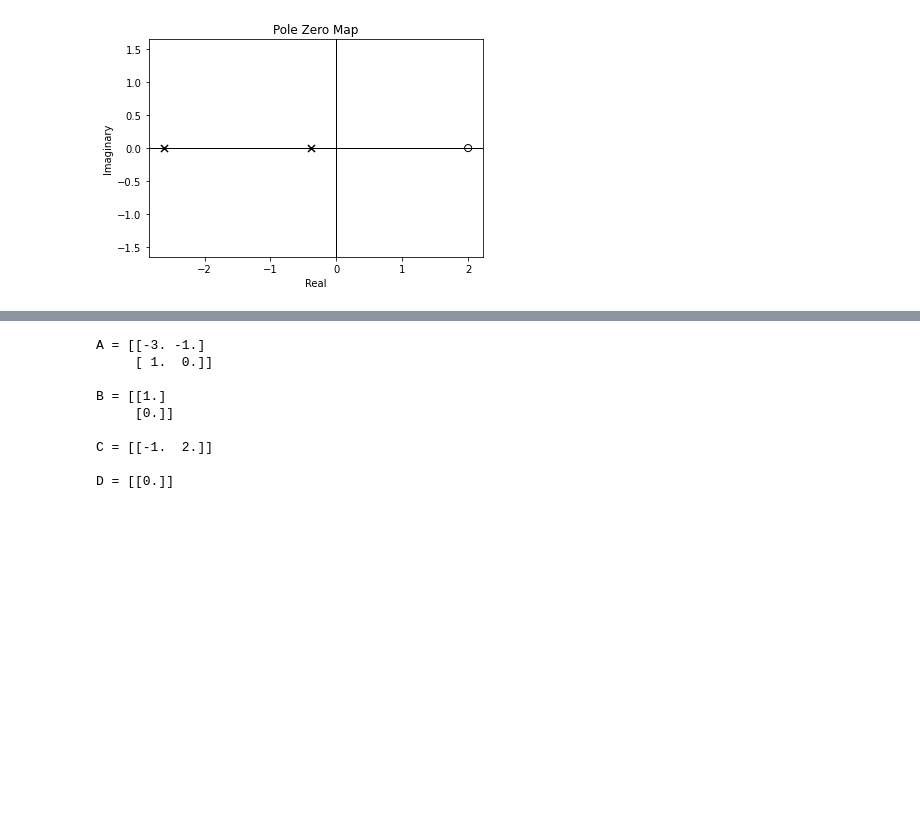
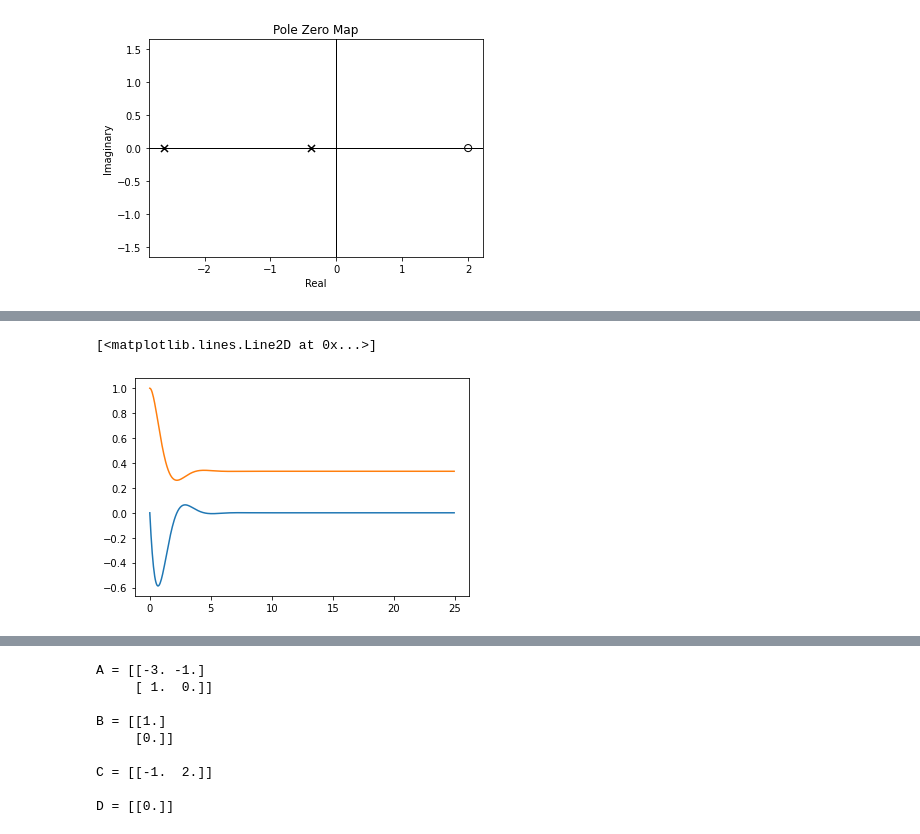
Before and after one commit to anjanavasudevan/Thesis, a Jupyter notebook: SimpleNMP/simple_tf/simple_nmp.ipynb, the cells around one changed output, grey strips where cells are left out. Drawn from its saved outputs; the diff is of its cells as text; code cells hidden in the pictures; blank space fills up the shorter version.

```diff
--- a/SimpleNMP/simple_tf/simple_nmp.ipynb
+++ b/SimpleNMP/simple_tf/simple_nmp.ipynb
@@ -66,0 +99,7 @@ States (2): x[0], x[1],
+# %%
+# Plot the states
+plt.plot(t, x[0])
+plt.plot(t, x[1])
+# %% [output]
+[<matplotlib.lines.Line2D at 0x...>]
+[figure, added]
```
Also changed, not shown: parts of 23 cells of this notebook.
